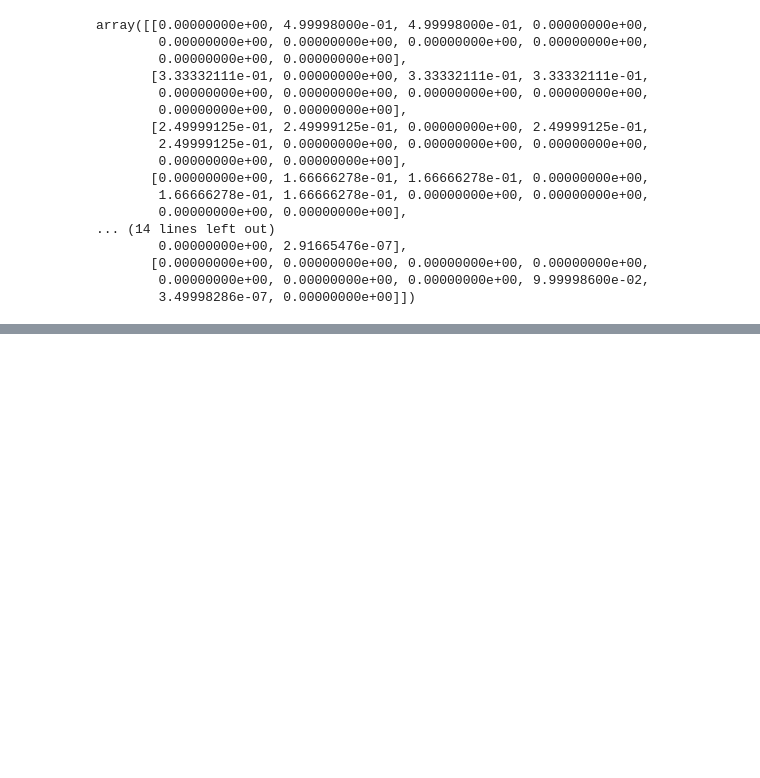
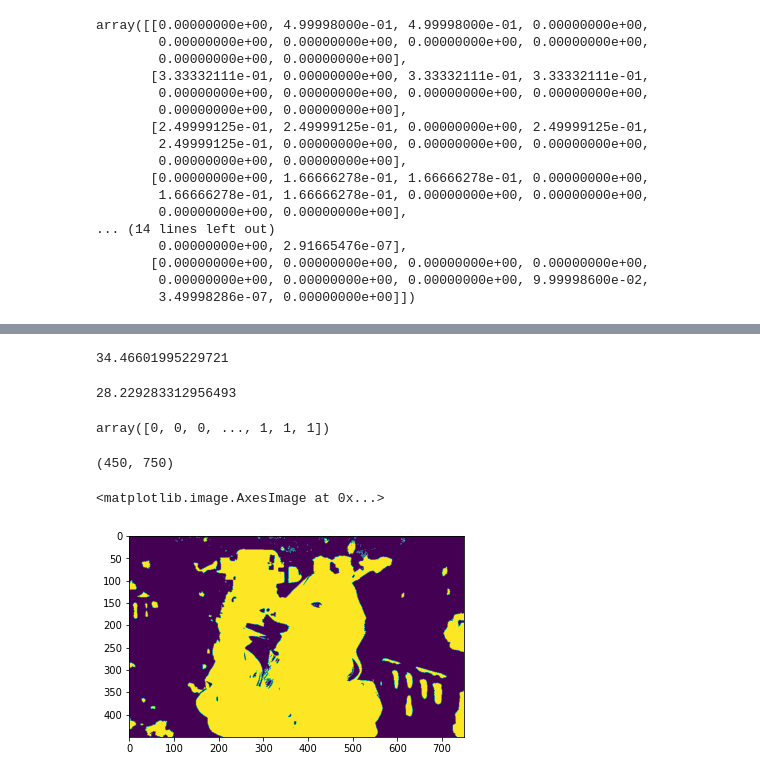
Before and after one commit to Dodant/curly-tribble, a Jupyter notebook: SPuO/Untitled2.ipynb, the cells around one changed output, grey strips where cells are left out. Cells and saved outputs as stored; diff of their text form; code cells hidden in the pictures; blank space fills up the shorter version.

```diff
--- a/SPuO/Untitled2.ipynb
+++ b/SPuO/Untitled2.ipynb
@@ -124,0 +108,34 @@ array([[ 1.00000000e+00, -4.99998000e-01, -4.99998000e-01,
+# %%
+from scipy.sparse import linalg
+import time
+
+st = time.time()
+x_back = linalg.lsqr(i_minus_weight, scribbles_back)
+print((time.time()-st)/60)
+# %% [output]
+34.46601995229721
+# %%
+st = time.time()
+x_fore = linalg.lsqr(i_minus_weight, scribbles_fore)
+print((time.time()-st)/60)
+# %% [output]
+28.229283312956493
+# %%
+n = np.stack([x_back[0], x_fore[0]], axis=0)
+c = n.argmax(axis=0)
+# v = np.reshape(c, (h, w))
+n.shape
+c
+# %% [output]
+array([0, 0, 0, ..., 1, 1, 1])
+# %%
+sp_m = np.reshape(c, (h, w))
+# %%
+sp_m.shape
+# %% [output]
+(450, 750)
+# %%
+plt.imshow(sp_m)
+# %% [output]
+<matplotlib.image.AxesImage at 0x...>
+[figure, added]
```
Also changed, not shown: parts of 13 cells of this notebook, 1 other file.
